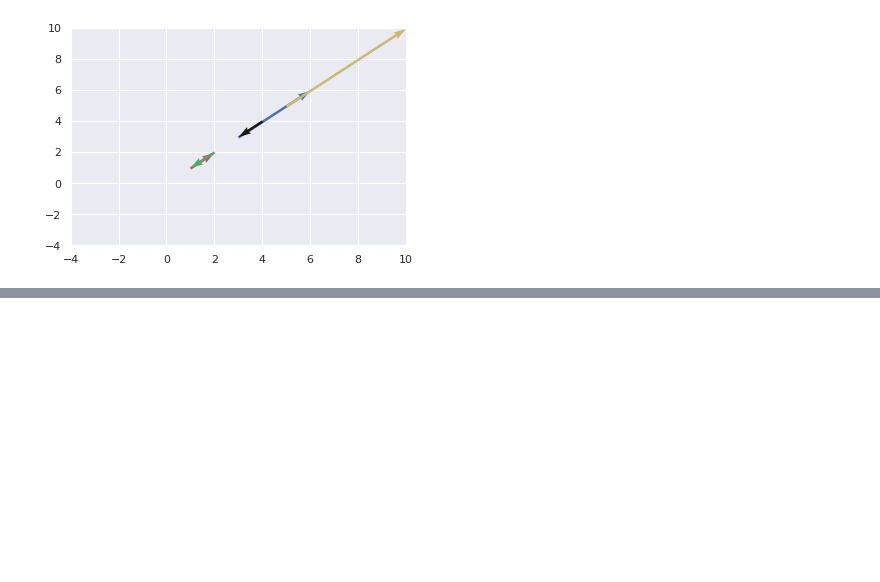
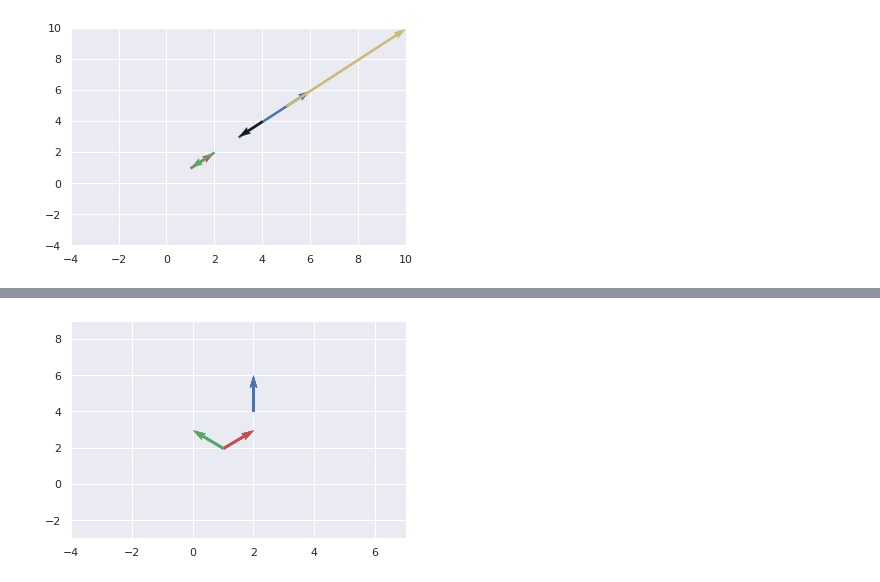
Before and after one commit to aryadeo/arya_test, a Jupyter notebook: vectors.ipynb, the cells around one changed output, grey strips where cells are left out. Cells and saved outputs as stored; diff of their text form; code cells hidden in the pictures; blank space fills up the shorter version.

```diff
--- a/vectors.ipynb
+++ b/vectors.ipynb
@@ -100,0 +123,5 @@ print(x_test)
+# %%
+#addition of vectors
+vector_plot([vector_data[0],vector_data[1],vector_data[0]+vector_data[1]])
+# %% [output]
+[figure, added]
```
Also changed, not shown: parts of 10 cells of this notebook.
